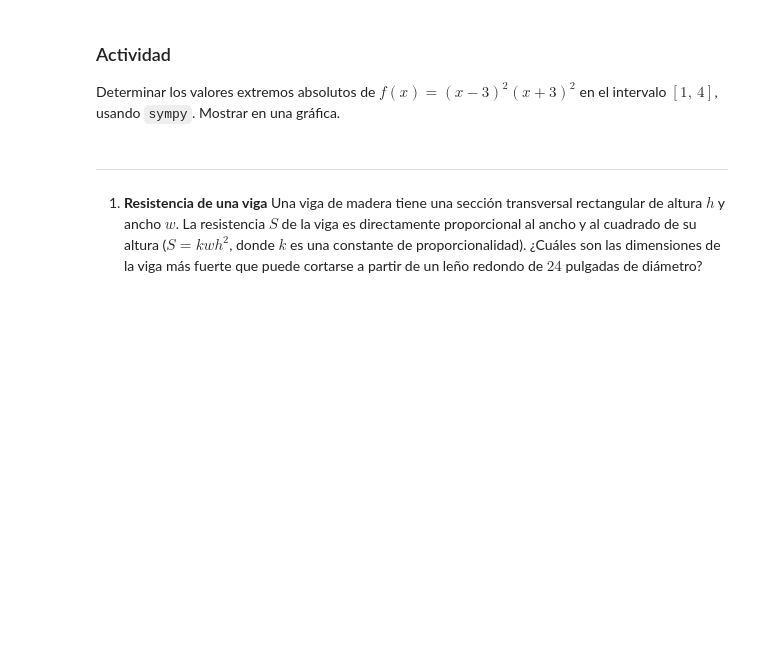
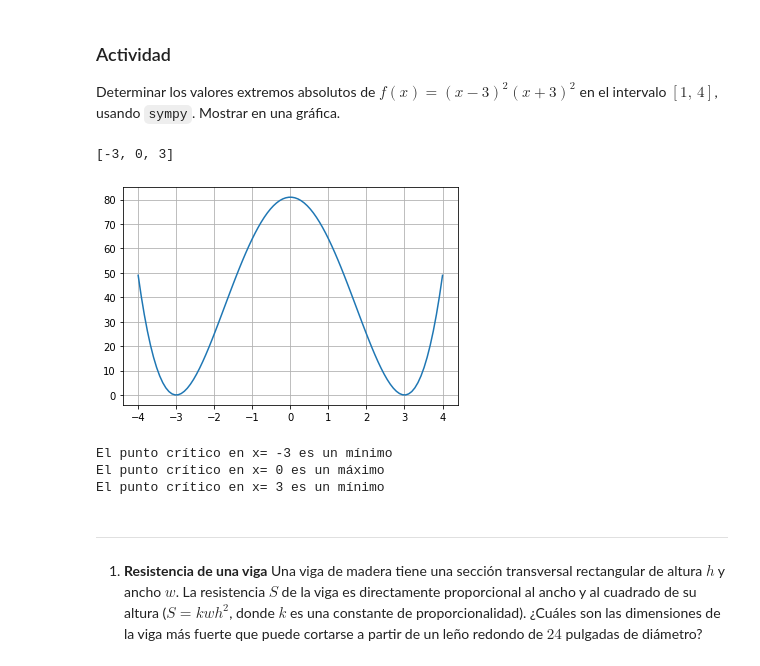
Before and after one commit to dramosvdh/SIMULACION-MATEMATICA, a Jupyter notebook: 01 Funciones escalares.ipynb, the cells around one changed output. Cells and saved outputs as stored; diff of their text form; code cells hidden in the pictures; blank space fills up the shorter version.

```diff
--- a/01 Funciones escalares.ipynb
+++ b/01 Funciones escalares.ipynb
@@ -328,0 +390,3 @@ Como $g''(2)=0$ entonces el criterio de la segunda derivada no concluye.
+# %%
+f=3*x+4/x
+f
@@ -347,6 +482,52 @@ Evaluamos $f$ en los extremos y en los puntos críticos:
 # %% [markdown]
 ### Actividad
 Determinar los valores extremos absolutos de  $f(x) = (x-3)^2(x+3)^2$ en el intervalo $[1,\,4]$, usando `sympy`. Mostrar en una gráfica.
+# %%
+import sympy as sp
+import matplotlib.pyplot as plt
+%matplotlib inline
+
+sp.var("x")
+
+def f(x) :
+    return ((x-3)**2)*((x+3)**2)
+
+df= sp.diff(f(x), x)
+ddf = sp.diff(df,x)
+
+pc= sp.solve(df, x)
+pc
+# %% [output]
+[-3, 0, 3]
+# %%
+import numpy as np
+
+
+
+plt.figure()
+
+xn= np.linspace(start=-4,
+               stop=4,
+               num=100)
+yn= f(xn)
+
+plt.plot(xn, yn)
+plt.grid()
+# %% [output]
+[figure, added]
+# %%
+for i in pc:
+    valor_csd = ddf.subs(x,i)
+    if valor_csd > 0 :
+        print("El punto crítico en x= " + str(i) + " es un mínimo")
+    elif valor_csd <0:
+        print("El punto crítico en x= " + str(i) + " es un máximo")
+    else :
+        print("No se puede definir")
+# %% [output]
+El punto crítico en x= -3 es un mínimo
+El punto crítico en x= 0 es un máximo
+El punto crítico en x= 3 es un mínimo
 # %% [markdown]
 ---
 1. **Resistencia de una viga**  Una viga de madera tiene una sección transversal rectangular de altura $h$ y ancho $w$. La resistencia $S$ de la viga es directamente proporcional al ancho y al cuadrado de su altura ($S=kwh^2$, donde $k$ es una constante de proporcionalidad). ¿Cuáles son las dimensiones de la viga más fuerte que puede cortarse a partir de un leño redondo de $24$ pulgadas de diámetro?
```
Also changed, not shown: parts of 31 cells of this notebook.
